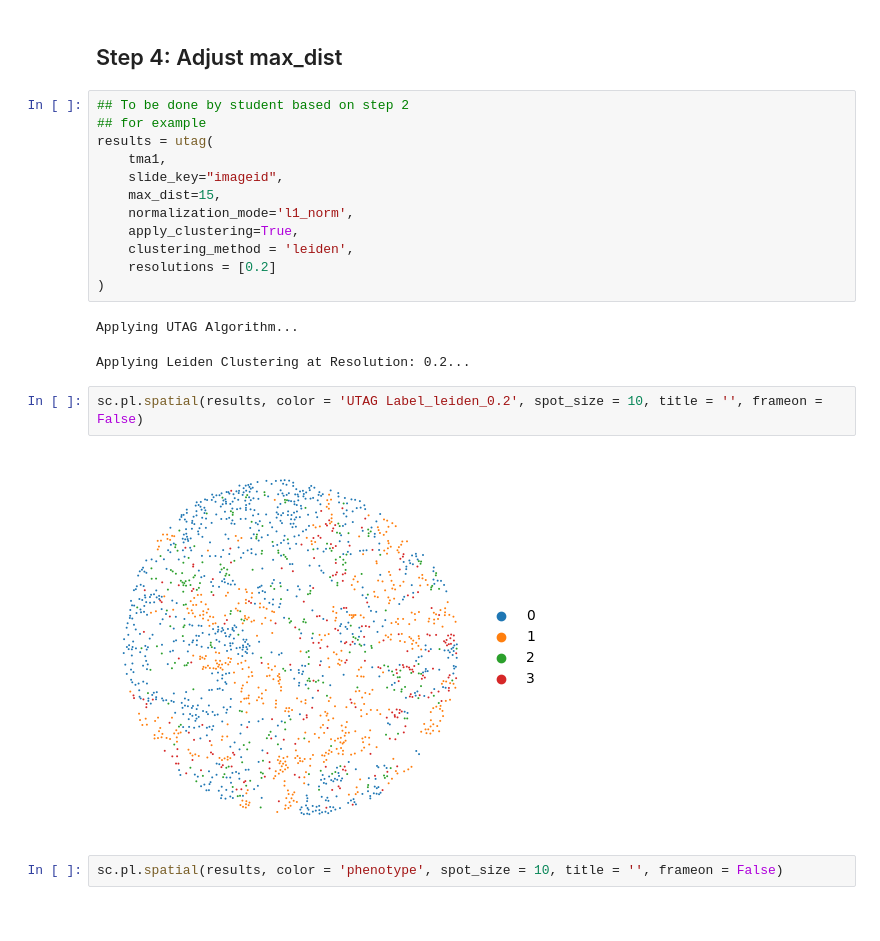
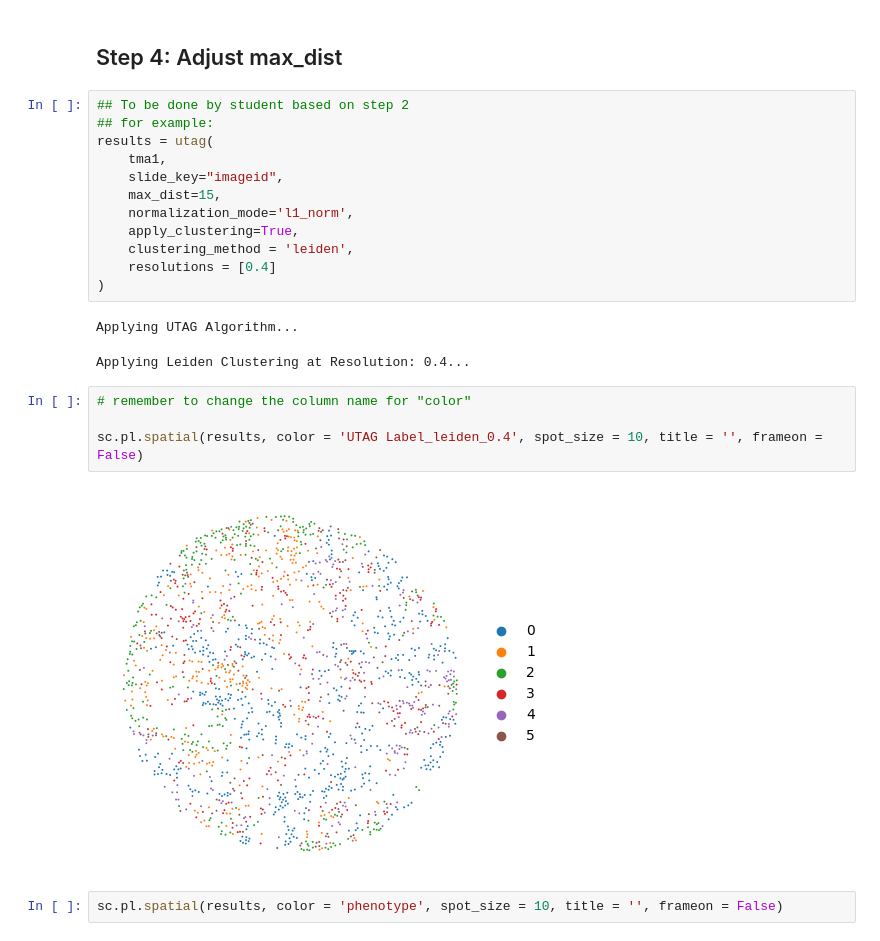
Before and after one commit to Kkkzq/SCSO_Spatial_proteomics_workshop, a Jupyter notebook: exercise4.ipynb, the cells around one changed output. Drawn from its saved outputs; the diff is of its cells as text.

```diff
--- a/exercise4.ipynb
+++ b/exercise4.ipynb
@@ -137,7 +137,7 @@ Applying Leiden Clustering at Resolution: 0.3...
 ## Step 4: Adjust max_dist
 # %%
 ## To be done by student based on step 2
-## for example
+## for example:
 results = utag(
     tma1,
     slide_key="imageid",
@@ -145,15 +145,17 @@ results = utag(
     normalization_mode='l1_norm',
     apply_clustering=True,
     clustering_method = 'leiden',
-    resolutions = [0.2]
+    resolutions = [0.4]
 )
 # %% [output]
 Applying UTAG Algorithm...
-Applying Leiden Clustering at Resolution: 0.2...
+Applying Leiden Clustering at Resolution: 0.4...
 # %%
-sc.pl.spatial(results, color = 'UTAG Label_leiden_0.2', spot_size = 10, title = '', frameon = False)
+# remember to change the column name for "color"
+
+sc.pl.spatial(results, color = 'UTAG Label_leiden_0.4', spot_size = 10, title = '', frameon = False)
 # %% [output]
-[figure, old version]
+[figure, new version]
 # %%
 sc.pl.spatial(results, color = 'phenotype', spot_size = 10, title = '', frameon = False)
 # %% [output]
```
Also changed, not shown: parts of 6 cells of this notebook.
